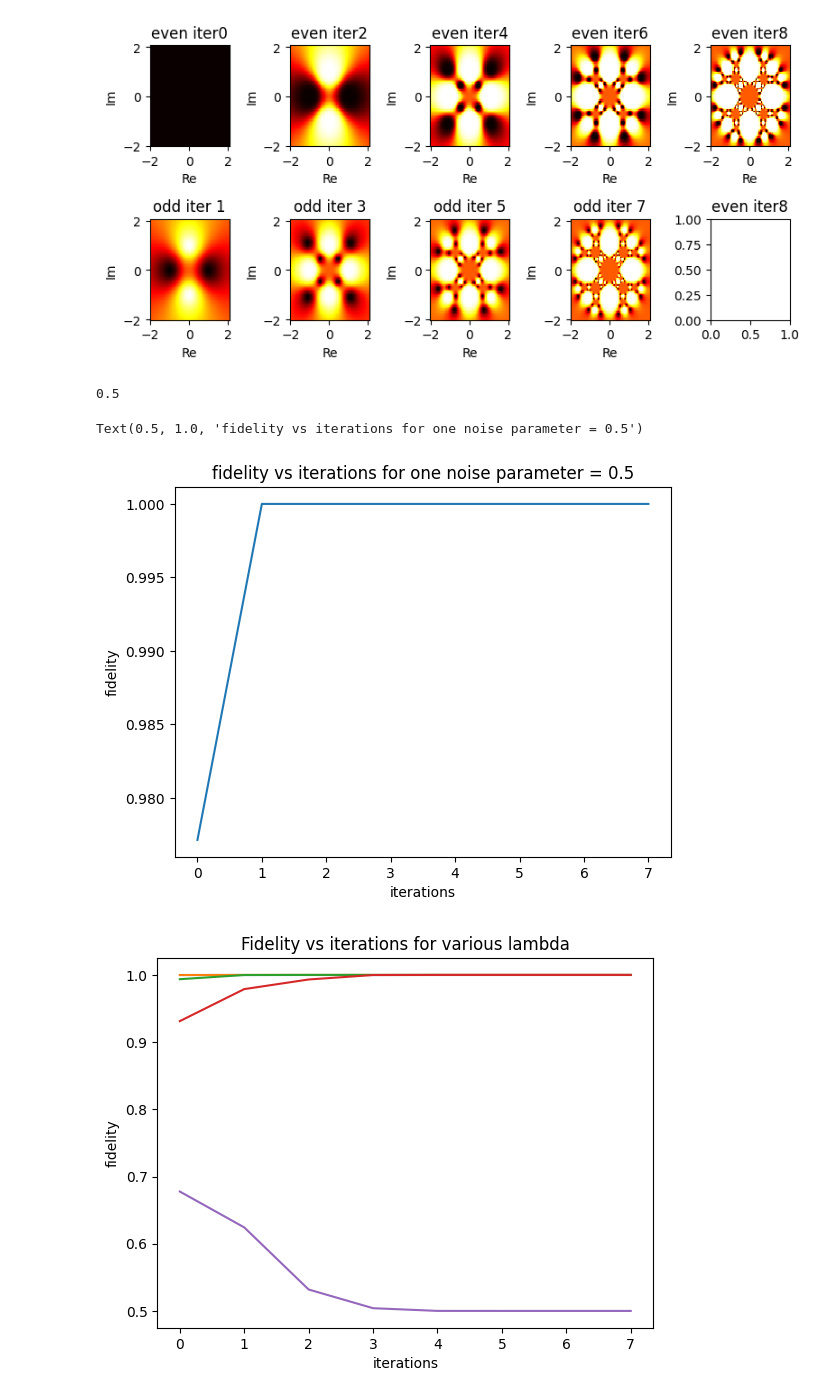
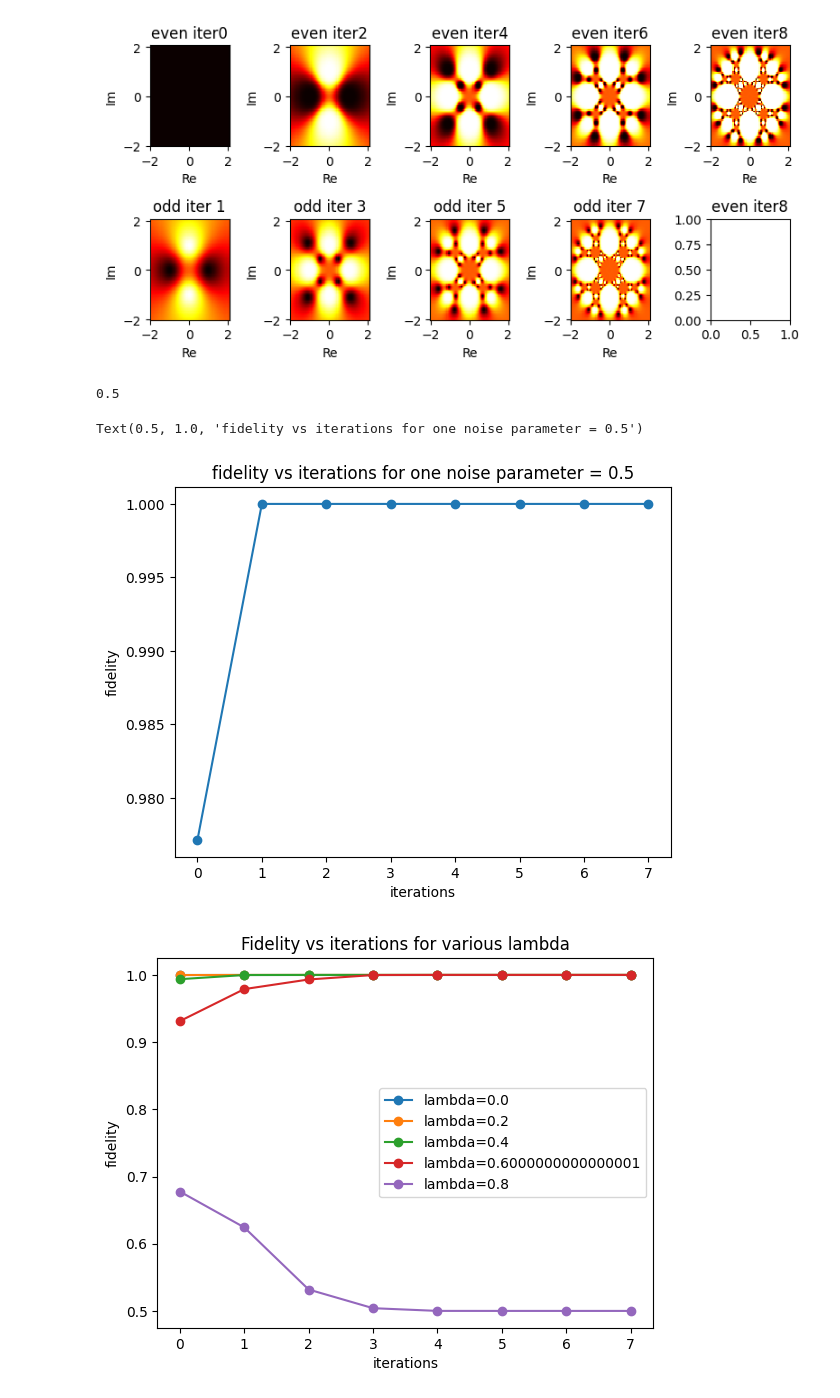
Before and after one commit to Aron9605/Wigner-Internship, a Jupyter notebook: simulation.ipynb, the cells around one changed output. Saved outputs shown, nothing was run; the diff lists cells and outputs as text; code cells hidden in the pictures.

```diff
--- a/simulation.ipynb
+++ b/simulation.ipynb
@@ -205,14 +205,14 @@ for j in range(8):
     den_2 = den_1
     f=f+[fidelity]
 
-plt.plot(range(8),f)
+plt.plot(range(8),f,'-o')
 plt.xlabel('iterations')
 plt.ylabel('fidelity')
 plt.title('fidelity vs iterations for one noise parameter = 0.5')
 # %% [output]
 0.5
 Text(0.5, 1.0, 'fidelity vs iterations for one noise parameter = 0.5')
-[figure, old version]
+[figure, new version]
 # %%
 
 density_matrix_bell = np.outer(bell,np.conjugate(bell))
@@ -252,32 +252,32 @@ for w in np.arange(0,1,0.2):
         projector_tensored = np.kron(np.identity(4),np.kron(projector,projector))
 
         measured = np.dot(projector_tensored,np.matmul(final_state_after_hadamard,projector_tensored.conj().T))
 
 
         #tracing out the measured copy
         reshaped_measured = measured.reshape([2, 2, 2, 2, 2, 2, 2, 2])  # Reshape to 4 qubits ket and bra
         first_copy_of_the_state = np.einsum('ijklmnop,ijklmnop->ij', reshaped_measured, reshaped_measured).reshape(4,)
 
         #creating bell state
         bell_state = (np.array([[1],[0],[0],[1]]) * (1/ np.sqrt(2))).reshape(4,)
 
 
         #dividing by the trace of density matrix to make it 1
         density_matrix_pp = np.outer(first_copy_of_the_state,np.conjugate(first_copy_of_the_state)) / np.trace(np.outer((first_copy_of_the_state),np.conjugate(first_copy_of_the_state)))
 
 
         #calculation of fidelity
         fidelity = np.dot(np.conjugate(bell_state).T, np.dot(density_matrix_pp, bell_state))
 
         den_1 = density_matrix_pp
         den_2 = density_matrix_pp
 
 
         f=f+[fidelity]
 
-    plt.plot(range(8),f)
+    plt.plot(range(8),f,label=f'lambda={w}',marker='o'),plt.legend()
     plt.xlabel('iterations')
     plt.ylabel('fidelity')
     plt.title('Fidelity vs iterations for various lambda')
 # %% [output]
-[figure, old version]
+[figure, new version]
```
